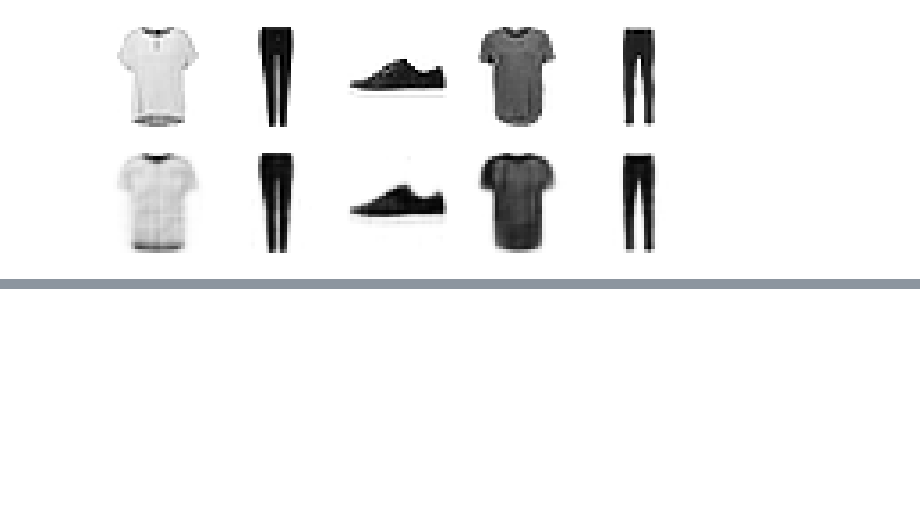
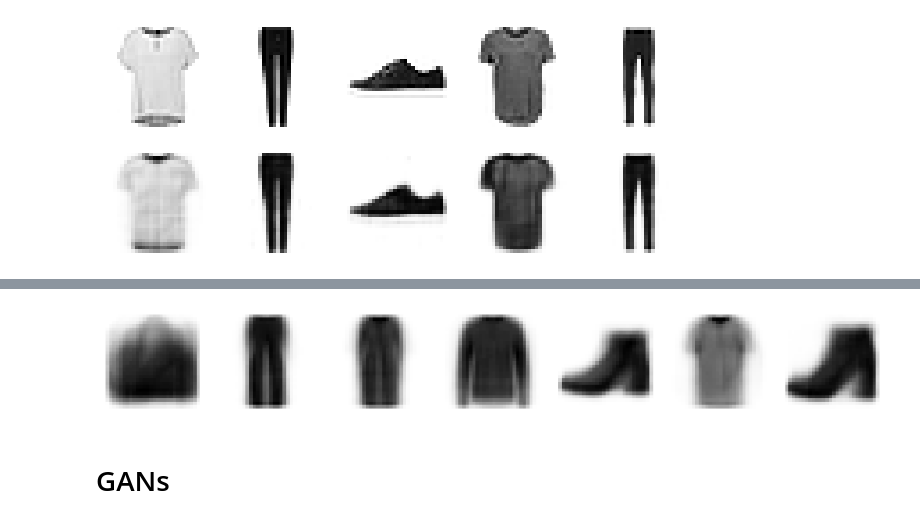
Before and after one commit to DamtanX/My_PyTorch_Scikit-learn_studies, a Jupyter notebook: ch18/ch18.ipynb, the cells around one changed output, grey strips where cells are left out. Saved outputs shown, nothing was run; the diff lists cells and outputs as text; code cells hidden in the pictures; blank space fills up the shorter version.

```diff
--- a/ch18/ch18.ipynb
+++ b/ch18/ch18.ipynb
@@ -331,0 +413,37 @@ plt.show()
+# %%
+DVAEoutput = namedtuple('DVAEoutput', ['output', 'logits', 'codings_prob'])
+
+class DVAEmodel(nn.Module):
+    def __init__(self, coding_length=32, n_codes=16, temperature=1.0):
+        super().__init__()
+        self.coding_length = coding_length
+        self.n_codes = n_codes
+        self.temperature = temperature
+        self.encoder = nn.Sequential(nn.Flatten(), nn.Linear(28*28, 256), nn.ReLU(),
+                                     nn.Linear(256, 128), nn.ReLU(),
+                                     nn.Linear(128, coding_length*n_codes),
+                                     nn.Unflatten(dim=1, unflattened_size=(coding_length, n_codes)))
+
+        self.decoder = nn.Sequential(nn.Flatten(), nn.Linear(coding_length*n_codes, 128), nn.ReLU(),
+                                     nn.Linear(128, 256), nn.ReLU(), nn.Linear(256, 28*28), nn.Sigmoid(),
+                                     nn.Unflatten(dim=1, unflattened_size=(1, 28, 28)))
+
+    def forward(self, X):
+        logits = self.encoder(X)
+        probas = F.gumbel_softmax(logits, tau=self.temperature, hard=True)
+        outputs = self.decoder(probas)
+        return DVAEoutput(outputs, logits, probas)
+
+
+def dvae_loss(y_pred, y_target, kl_weight=1):
+    output, logits, _ = y_pred
+    codings_probs = F.softmax(logits, -1)
+    k = logits.new_tensor(logits.size(-1))
+    kl_div = (codings_probs * (codings_probs.log() + k.log())).sum(dim=(1, 2))
+    return F.mse_loss(output, y_target) + kl_weight * kl_div.mean() / 784
+# %%
+dvae_model = DVAEmodel().to(device)
+nadam = torch.optim.NAdam(params=dvae_model.parameters())
+rmse = torchmetrics.MeanSquaredError(squared=False).to(device)
+
+train_model(dvae_model, nadam, dvae_loss, rmse, fashion_train_loader, fashion_valid_loader, 50, temperature_decrease=True)
@@ -331,0 +485,11 @@ plt.show()
+# %%
+codings = torch.randint(0, dvae_model.n_codes, (7, dvae_model.coding_length), device=device)
+codings_probs = F.one_hot(codings, num_classes=dvae_model.n_codes).float()
+with torch.no_grad():
+    images = dvae_model.decoder(codings_probs)
+
+plot_reconstructions(dvae_model, images, 7, True)
+# %% [output]
+[figure, added]
+# %% [markdown]
+# GANs
```
Also changed, not shown: parts of 11 cells of this notebook.
